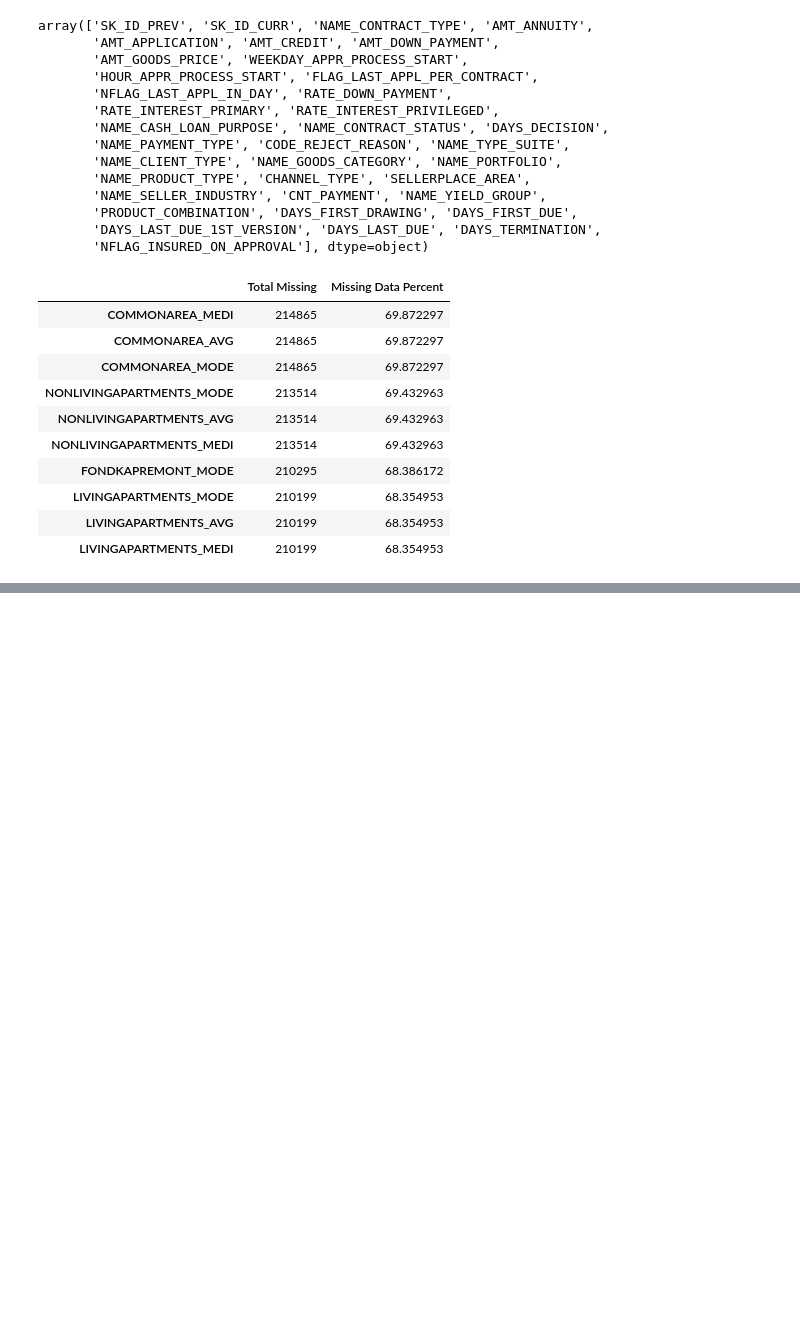
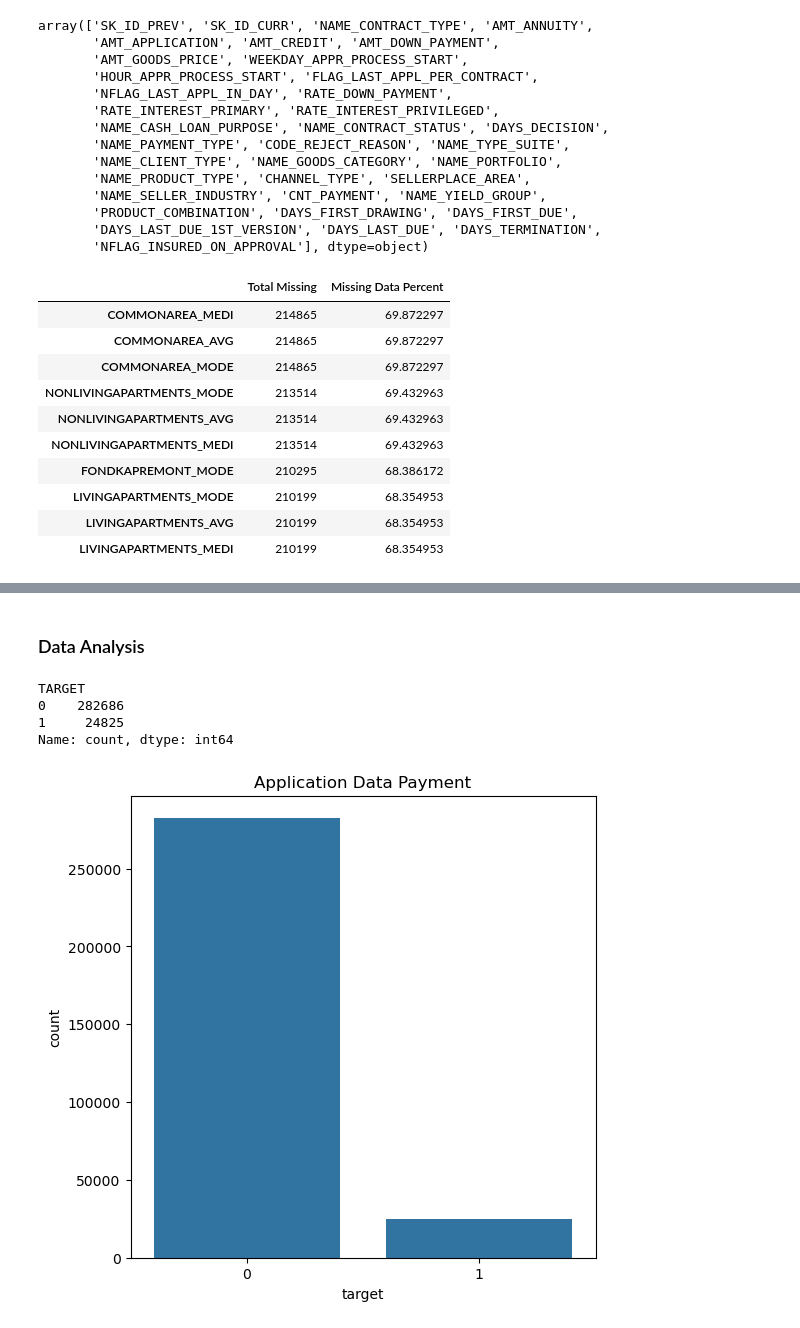
Before and after one commit to khaiwalVikrant/ai_ml_practice, a Jupyter notebook: bank_loan_eda/loan-application-eda.ipynb, the cells around one changed output, grey strips where cells are left out. Drawn from its saved outputs; the diff is of its cells as text; code cells hidden in the pictures; blank space fills up the shorter version.

Commit message:
analytics for loan defaulter

```diff
--- a/bank_loan_eda/loan-application-eda.ipynb
+++ b/bank_loan_eda/loan-application-eda.ipynb
@@ -110,0 +98,24 @@ missing_data(previous_application_data).head(10)
+# %%
+# Drop unused/ columns which won't help in analysis
+application_data.drop(['FLAG_DOCUMENT_2', 'FLAG_DOCUMENT_3',
+       'FLAG_DOCUMENT_4', 'FLAG_DOCUMENT_5', 'FLAG_DOCUMENT_6',
+       'FLAG_DOCUMENT_7', 'FLAG_DOCUMENT_8', 'FLAG_DOCUMENT_9',
+       'FLAG_DOCUMENT_10', 'FLAG_DOCUMENT_11', 'FLAG_DOCUMENT_12',
+       'FLAG_DOCUMENT_13', 'FLAG_DOCUMENT_14', 'FLAG_DOCUMENT_15',
+       'FLAG_DOCUMENT_16', 'FLAG_DOCUMENT_17', 'FLAG_DOCUMENT_18',
+       'FLAG_DOCUMENT_19', 'FLAG_DOCUMENT_20', 'FLAG_DOCUMENT_21',
+       'AMT_REQ_CREDIT_BUREAU_HOUR','AMT_REQ_CREDIT_BUREAU_DAY', 'AMT_REQ_CREDIT_BUREAU_WEEK',
+       'AMT_REQ_CREDIT_BUREAU_MON', 'AMT_REQ_CREDIT_BUREAU_QRT', 'AMT_REQ_CREDIT_BUREAU_YEAR',
+       'NAME_TYPE_SUITE', 'REGION_POPULATION_RELATIVE', 'FLAG_MOBIL', 'FLAG_EMP_PHONE',
+       'FLAG_WORK_PHONE','FLAG_CONT_MOBILE','WEEKDAY_APPR_PROCESS_START', 'HOUR_APPR_PROCESS_START',
+        'BASEMENTAREA_AVG', 'YEARS_BEGINEXPLUATATION_AVG', 'YEARS_BUILD_AVG','COMMONAREA_AVG',
+        'ELEVATORS_AVG','ENTRANCES_AVG','FLOORSMAX_AVG','FLOORSMIN_AVG','LANDAREA_AVG',
+        'LIVINGAPARTMENTS_AVG','LIVINGAREA_AVG','NONLIVINGAPARTMENTS_AVG','NONLIVINGAREA_AVG','APARTMENTS_MODE',
+        'BASEMENTAREA_MODE','YEARS_BEGINEXPLUATATION_MODE','YEARS_BUILD_MODE','COMMONAREA_MODE','ELEVATORS_MODE',
+        'ENTRANCES_MODE','FLOORSMAX_MODE','FLOORSMIN_MODE','LANDAREA_MODE','LIVINGAPARTMENTS_MODE',
+        'LIVINGAREA_MODE','NONLIVINGAPARTMENTS_MODE','NONLIVINGAREA_MODE','APARTMENTS_MEDI','BASEMENTAREA_MEDI',
+        'YEARS_BEGINEXPLUATATION_MEDI','YEARS_BUILD_MEDI','COMMONAREA_MEDI','ELEVATORS_MEDI','ENTRANCES_MEDI',
+        'FLOORSMAX_MEDI','FLOORSMIN_MEDI','LANDAREA_MEDI','LIVINGAPARTMENTS_MEDI','LIVINGAREA_MEDI',
+        'NONLIVINGAPARTMENTS_MEDI','NONLIVINGAREA_MEDI','FONDKAPREMONT_MODE','HOUSETYPE_MODE','TOTALAREA_MODE',
+        'WALLSMATERIAL_MODE', 'EMERGENCYSTATE_MODE', 'DAYS_LAST_PHONE_CHANGE', 'OWN_CAR_AGE', 'APARTMENTS_AVG'
+                      ], axis=1, inplace=True)
@@ -110,0 +179,27 @@ missing_data(previous_application_data).head(10)
+# %% [markdown]
+### Data Analysis
+# %%
+application_data['TARGET'].value_counts()
+# %% [output]
+TARGET
+0    282686
+1     24825
+Name: count, dtype: int64
+# %%
+temp = application_data["TARGET"].value_counts()
+df = pd.DataFrame(
+    {
+        'target': temp.index,
+        'count': temp.values
+    }
+)
+
+plt.figure(figsize = (6,6))
+plt.title('Application Data Payment')
+sns.set_color_codes("pastel")
+sns.barplot(x = 'target', y="count", data=df)
+locs, labels = plt.xticks()
+
+# We can clearly see that more people are defaulter in repaying dues on time
+# %% [output]
+[figure, added]
```
Also changed, not shown: parts of 35 cells of this notebook.
